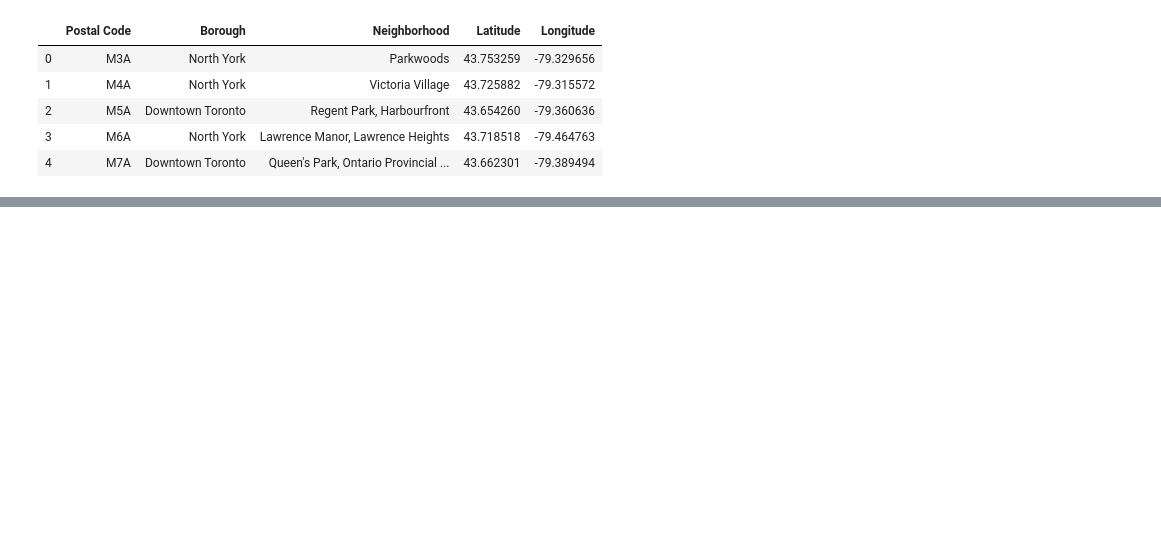
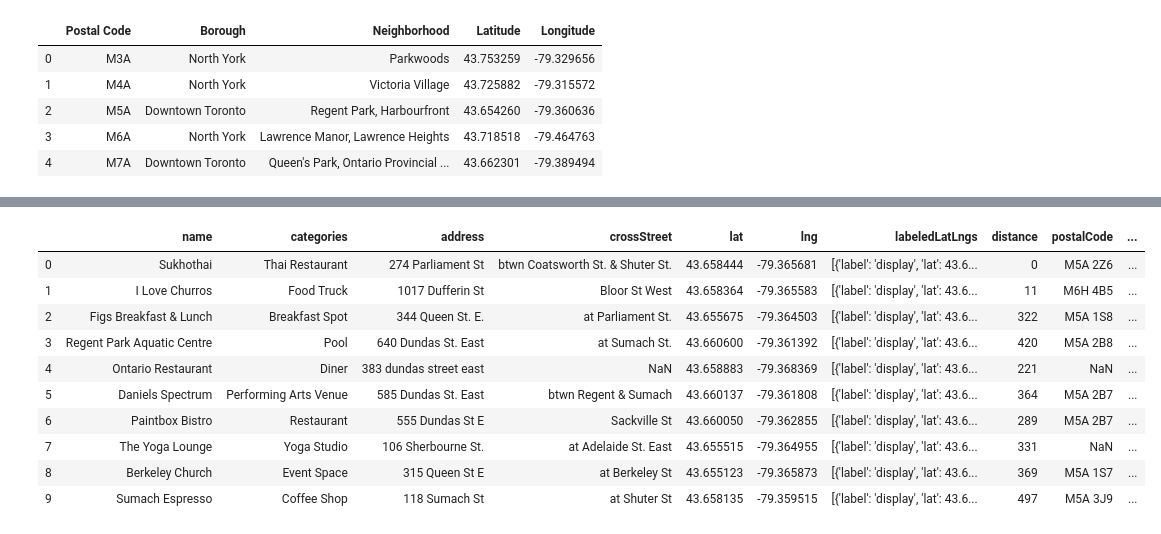
Before and after one commit to umano-git/ibm-ads-capstone, a Jupyter notebook: TorontoNeighborhood.ipynb, the cells around one changed output, grey strips where cells are left out. Cells and saved outputs as stored; diff of their text form; code cells hidden in the pictures; blank space fills up the shorter version.

```diff
--- a/TorontoNeighborhood.ipynb
+++ b/TorontoNeighborhood.ipynb
@@ -62,0 +217,12 @@ toronto_data.head()
+# %%
+#format and display tips
+pd.set_option('display.max_colwidth', -1)
+
+tips_df = json_normalize(tips) # json normalize tips
+
+# columns to keep
+filtered_columns = ['text', 'agreeCount', 'disagreeCount', 'id', 'user.firstName', 'user.lastName', 'user.gender', 'user.id']
+tips_filtered = tips_df.loc[:, filtered_columns]
+
+# display tips
+tips_filtered
@@ -62,0 +240,5 @@ toronto_data.head()
+# %%
+latitude = 43.658444
+longitude = -79.365681
+url = 'https://api.foursquare.com/v2/venues/explore?client_id={}&client_secret={}&ll={},{}&v={}&radius={}&limit={}'.format(CLIENT_ID, CLIENT_SECRET, latitude, longitude, VERSION, radius, LIMIT)
+url
@@ -62,0 +247,3 @@ toronto_data.head()
+# %%
+results = requests.get(url).json()
+'There are {} around Sukothai restaurant.'.format(len(results['response']['groups'][0]['items']))
@@ -62,0 +252,3 @@ toronto_data.head()
+# %%
+items = results['response']['groups'][0]['items']
+items[0]
@@ -62,0 +273,26 @@ toronto_data.head()
+# %%
+dataframe = json_normalize(items) # flatten JSON
+
+# filter columns
+filtered_columns = ['venue.name', 'venue.categories'] + [col for col in dataframe.columns if col.startswith('venue.location.')] + ['venue.id']
+dataframe_filtered = dataframe.loc[:, filtered_columns]
+
+# filter the category for each row
+dataframe_filtered['venue.categories'] = dataframe_filtered.apply(get_category_type, axis=1)
+
+# clean columns
+dataframe_filtered.columns = [col.split('.')[-1] for col in dataframe_filtered.columns]
+
+dataframe_filtered.head(10)
+# %% [output]
+|  | name | categories | address | crossStreet | lat | lng | labeledLatLngs | distance | postalCode | ... |
+| 0 | Sukhothai | Thai Restaurant | 274 Parliament St | btwn Coatsworth St. & Shuter St. | 43.658444 | -79.365681 | [{'label': 'display', 'lat': 43.6... | 0 | M5A 2Z6 | ... |
+| 1 | I Love Churros | Food Truck | 1017 Dufferin St | Bloor St West | 43.658364 | -79.365583 | [{'label': 'display', 'lat': 43.6... | 11 | M6H 4B5 | ... |
+| 2 | Figs Breakfast & Lunch | Breakfast Spot | 344 Queen St. E. | at Parliament St. | 43.655675 | -79.364503 | [{'label': 'display', 'lat': 43.6... | 322 | M5A 1S8 | ... |
+| 3 | Regent Park Aquatic Centre | Pool | 640 Dundas St. East | at Sumach St. | 43.660600 | -79.361392 | [{'label': 'display', 'lat': 43.6... | 420 | M5A 2B8 | ... |
+| 4 | Ontario Restaurant | Diner | 383 dundas street east | NaN | 43.658883 | -79.368369 | [{'label': 'display', 'lat': 43.6... | 221 | NaN | ... |
+| 5 | Daniels Spectrum | Performing Arts Venue | 585 Dundas St. East | btwn Regent & Sumach | 43.660137 | -79.361808 | [{'label': 'display', 'lat': 43.6... | 364 | M5A 2B7 | ... |
+| 6 | Paintbox Bistro | Restaurant | 555 Dundas St E | Sackville St | 43.660050 | -79.362855 | [{'label': 'display', 'lat': 43.6... | 289 | M5A 2B7 | ... |
+| 7 | The Yoga Lounge | Yoga Studio | 106 Sherbourne St. | at Adelaide St. East | 43.655515 | -79.364955 | [{'label': 'display', 'lat': 43.6... | 331 | NaN | ... |
+| 8 | Berkeley Church | Event Space | 315 Queen St E | at Berkeley St | 43.655123 | -79.365873 | [{'label': 'display', 'lat': 43.6... | 369 | M5A 1S7 | ... |
+| 9 | Sumach Espresso | Coffee Shop | 118 Sumach St | at Shuter St | 43.658135 | -79.359515 | [{'label': 'display', 'lat': 43.6... | 497 | M5A 3J9 | ... |
```
Also changed, not shown: parts of 31 cells of this notebook.
